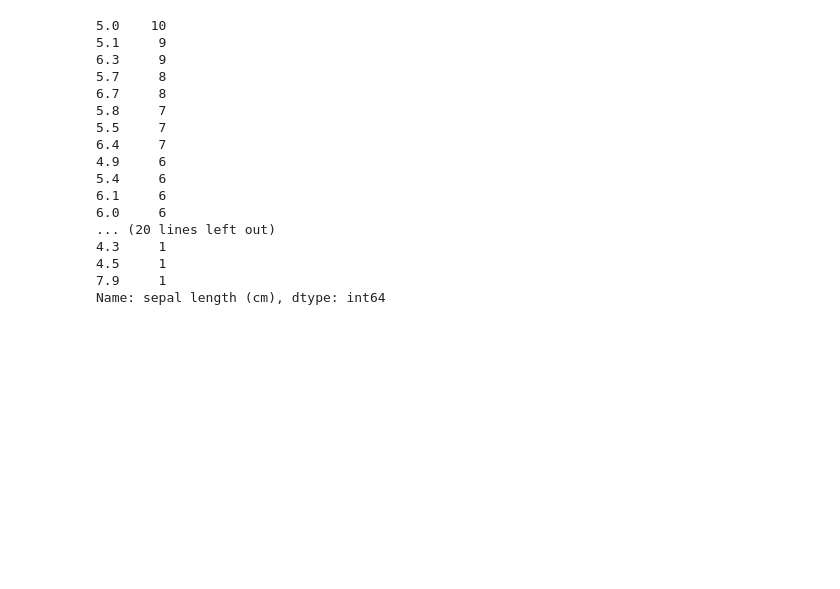
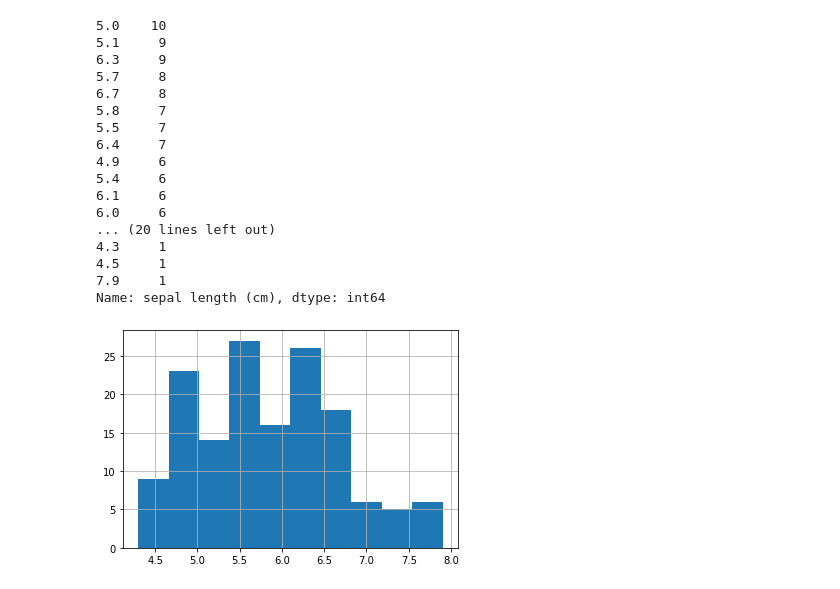
Before and after one commit to lunarti/kernels-datascience, a Jupyter notebook: exploration-analytics/exercises1.ipynb, the cells around one changed output. Cells and saved outputs as stored; diff of their text form; code cells hidden in the pictures; blank space fills up the shorter version.

```diff
--- a/exploration-analytics/exercises1.ipynb
+++ b/exploration-analytics/exercises1.ipynb
@@ -184,0 +187,4 @@ Name: sepal length (cm), dtype: int64
+# %%
+plot=df.iloc[:, 0].hist()
+# %% [output]
+[figure, added]
```
Also changed, not shown: parts of 5 cells of this notebook.
